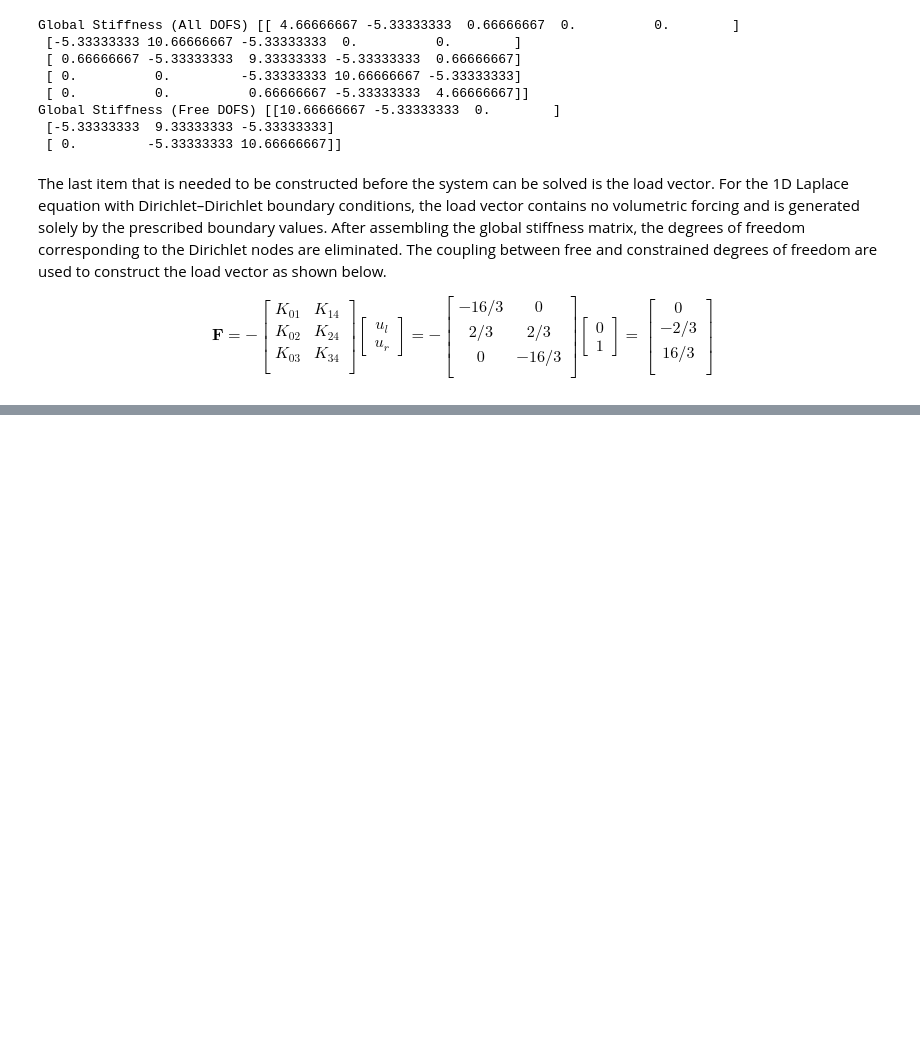
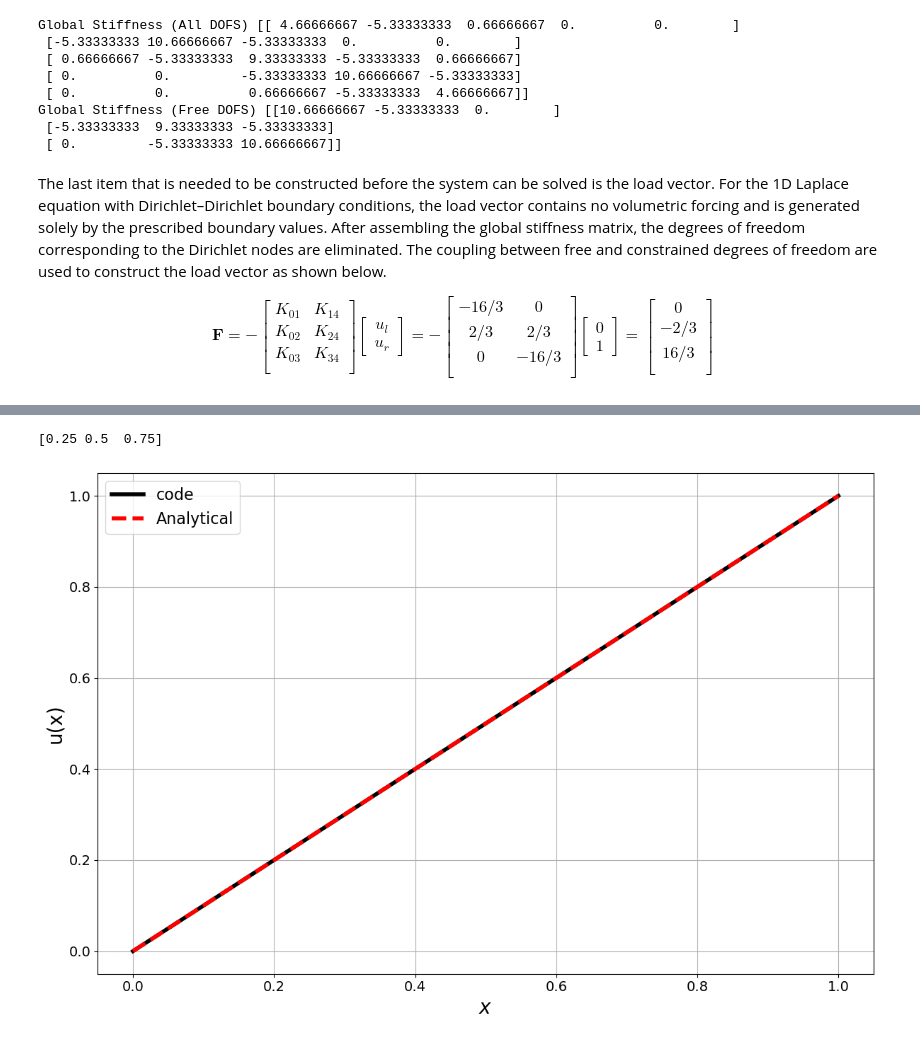
Before and after one commit to FranklinTrevor/Math715_Final, a Jupyter notebook: SEM_written_example.ipynb, the cells around one changed output, grey strips where cells are left out. Cells and saved outputs as stored; diff of their text form; code cells hidden in the pictures; blank space fills up the shorter version.

Commit message:
adding the plot comparing the output of the code. Also fixing an error with the mesh

```diff
--- a/SEM_written_example.ipynb
+++ b/SEM_written_example.ipynb
@@ -301,0 +337,24 @@ ValueError: matmul: Input operand 1 has a mismatch in its core dimension 0, with
+# %%
+u = np.linalg.solve(K_global_free_nodes, F)
+print(u)
+
+u_sol = np.insert(u, 0, u_l)
+u_sol = np.append(u_sol, u_r)
+
+x_exact = [0, 0.25, 0.5, 0.75, 1.0]
+u_exact = [0, 0.25, 0.5, 0.75, 1.0]
+
+plt.figure(figsize = (12,8))
+plt.plot(nodes_total, u_sol, linewidth = 4, color = 'black', label = 'code')
+plt.plot(x_exact, u_exact, linewidth = 4, color = 'red', linestyle = 'dashed', label = 'Analytical')
+plt.xlabel(r'$x$', fontsize = 20)
+plt.ylabel(r'u(x)', fontsize = 20)
+plt.legend(fontsize = '16')
+plt.xticks(fontsize = '14')
+plt.yticks(fontsize = '14')
+plt.grid()
+plt.tight_layout()
+plt.show()
+# %% [output]
+[0.25 0.5  0.75]
+[figure, added]
```
Also changed, not shown: parts of 2 cells of this notebook, 1 other file.
